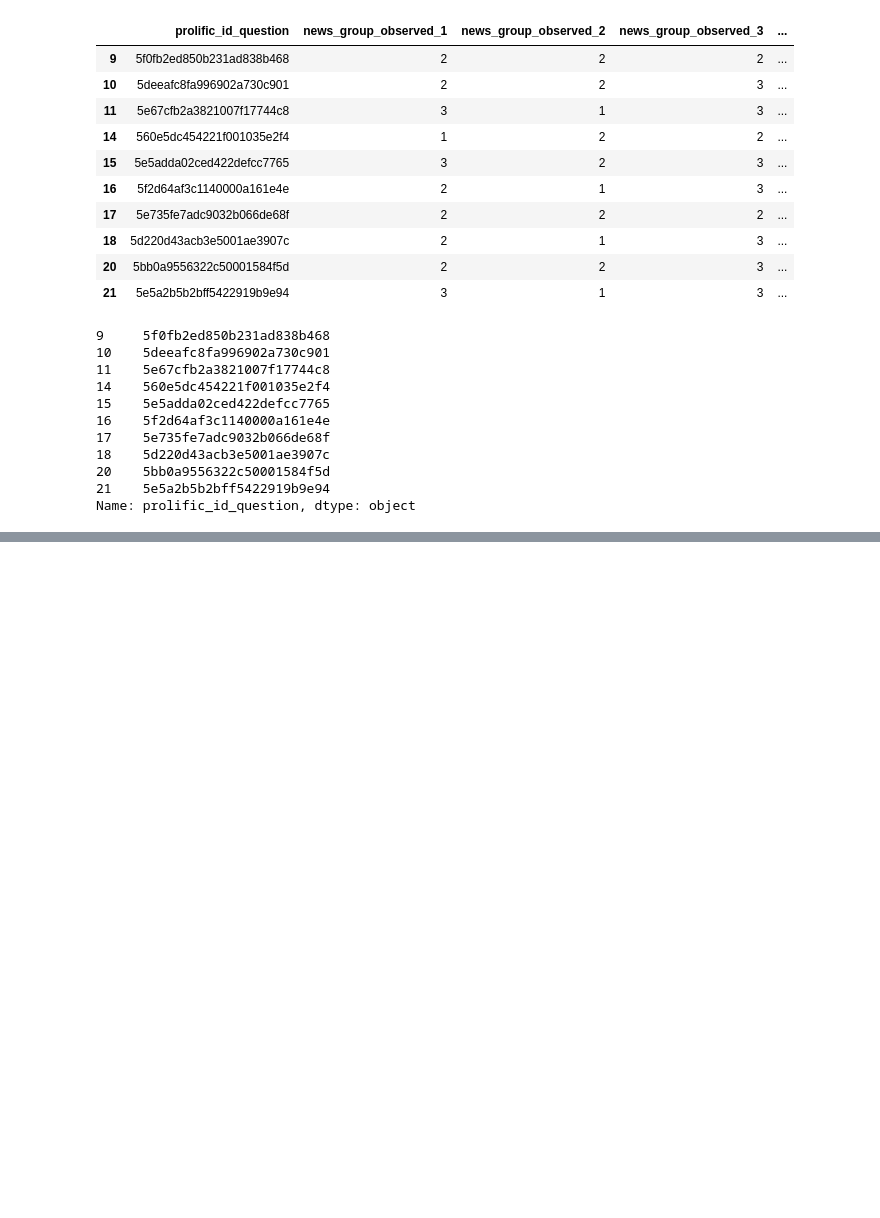
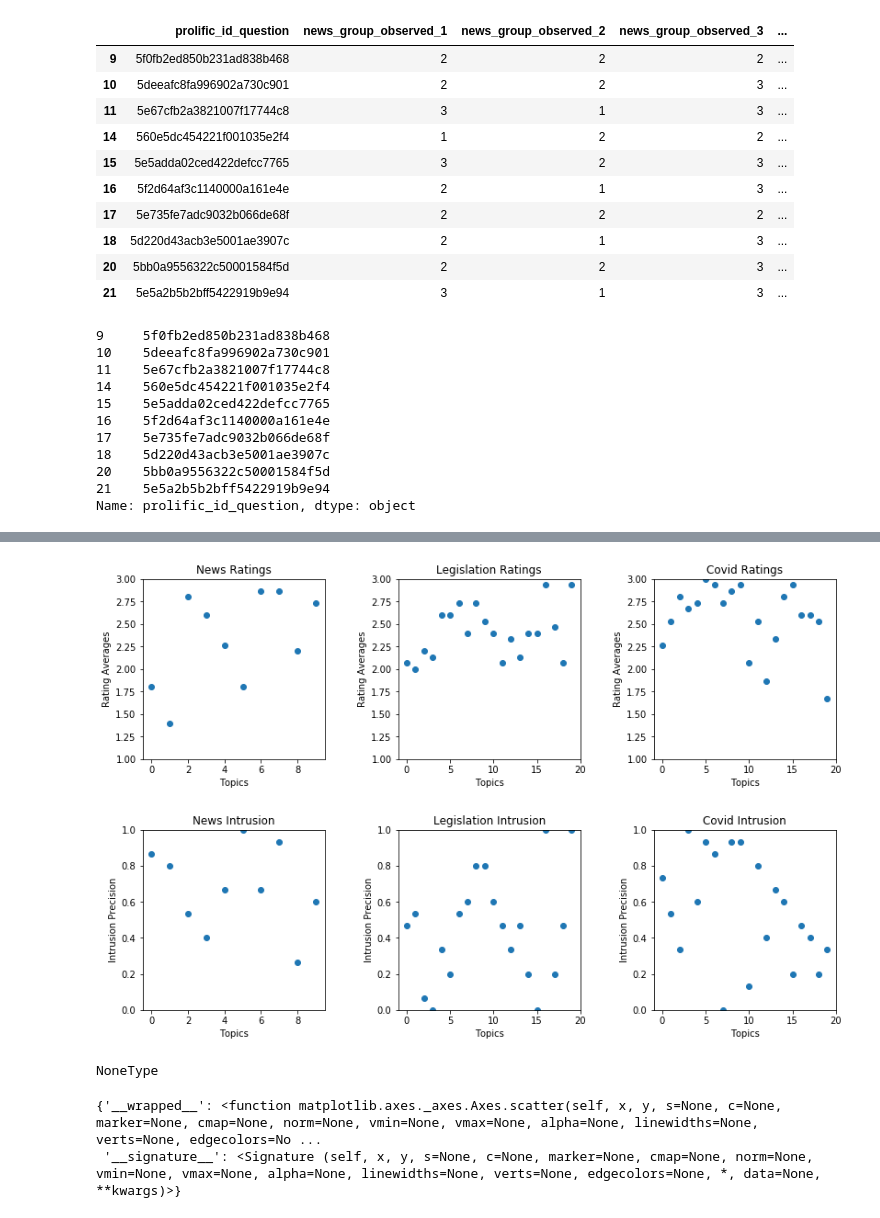
Before and after one commit to anhiancheong/topics_evaluation, a Jupyter notebook: notebooks/survey_analysis.ipynb, the cells around one changed output, grey strips where cells are left out. Drawn from its saved outputs; the diff is of its cells as text; code cells hidden in the pictures; blank space fills up the shorter version.

```diff
--- a/notebooks/survey_analysis.ipynb
+++ b/notebooks/survey_analysis.ipynb
@@ -444,0 +683,9 @@ Name: prolific_id_question, dtype: object
+# %%
+
+# For intrusion data, convert to 0 and 1
+annotator_outliers = defaultdict(int)
+for question in intrusion_data.iloc[:, 11:61]:
+    data = [1 if i == '6' else 0 for i in intrusion_data[question]]
+    outliers = find_agreement(data)
+    for key in outliers:
+        annotator_outliers[key] += outliers[key]
@@ -444,0 +729,65 @@ Name: prolific_id_question, dtype: object
+# %%
+"""
+Plot out distribution of good vs bad topics for either set
+"""
+#fig = plt.figure(figsize =(16, 7))
+# Creating axes instance
+#ax = fig.add_axes([0, 0, 1, 1])
+
+def create_ratings_scatter(ax, data, title):
+    # Creating plot
+
+    values = [
+        np.mean([int(i) for i in data[question]]) for question in data
+    ]
+    names = [i for i in range(0,len(values))]
+
+    # show plot
+    ax.scatter(names, values)
+    ax.set_ylim((1.0,3.0))
+    ax.set_title(title)
+    ax.set_xlabel('Topics')
+    ax.set_ylabel('Rating Averages')
+
+
+def create_intrusion_scatter(ax, data, title):
+    # Creating plot
+
+    values = [
+        np.mean([1 if i == '6' else 0 for i in data[question]]) for question in data
+    ]
+    names = [i for i in range(0,len(values))]
+
+    # show plot
+    ax.set_ylim((0.0,1.0))
+    ax.scatter(names, values)
+    ax.set_title(title)
+    ax.set_xlabel('Topics')
+    ax.set_ylabel('Intrusion Precision')
+
+
+
+fig, axs = plt.subplots(2,3)
+
+create_ratings_scatter(axs[0][0], observed_data.iloc[:, 11:21], "News Ratings")
+create_ratings_scatter(axs[0][1], observed_data.iloc[:, 21:41], "Legislation Ratings")
+create_ratings_scatter(axs[0][2], observed_data.iloc[:, 41:61], "Covid Ratings")
+
+create_intrusion_scatter(axs[1][0], intrusion_data.iloc[:, 11:21], "News Intrusion")
+create_intrusion_scatter(axs[1][1], intrusion_data.iloc[:, 21:41], "Legislation Intrusion")
+create_intrusion_scatter(axs[1][2], intrusion_data.iloc[:, 41:61], "Covid Intrusion")
+fig.set_size_inches(12, 8)
+fig.tight_layout(pad=3)
+
+plt.show()
+# %% [output]
+[figure, added]
+# %%
+type(r1)
+# %% [output]
+NoneType
+# %%
+ax.scatter.__dict__
+# %% [output]
+{'__wrapped__': <function matplotlib.axes._axes.Axes.scatter(self, x, y, s=None, c=None, marker=None, cmap=None, norm=None, vmin=None, vmax=None, alpha=None, linewidths=None, verts=None, edgecolors=No ...
+ '__signature__': <Signature (self, x, y, s=None, c=None, marker=None, cmap=None, norm=None, vmin=None, vmax=None, alpha=None, linewidths=None, verts=None, edgecolors=None, *, data=None, **kwargs)>}
```
Also changed, not shown: parts of 48 cells of this notebook, 10 other files.
